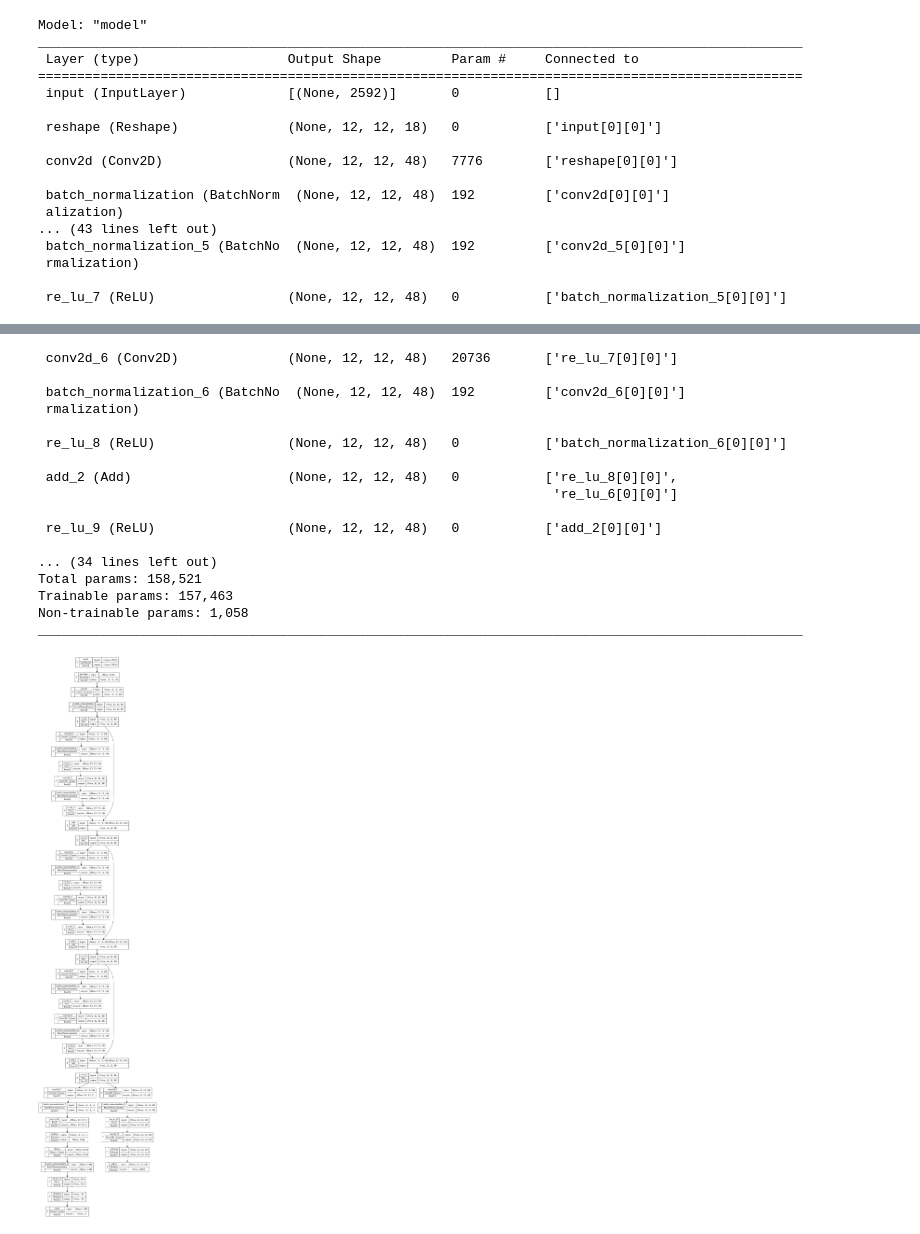
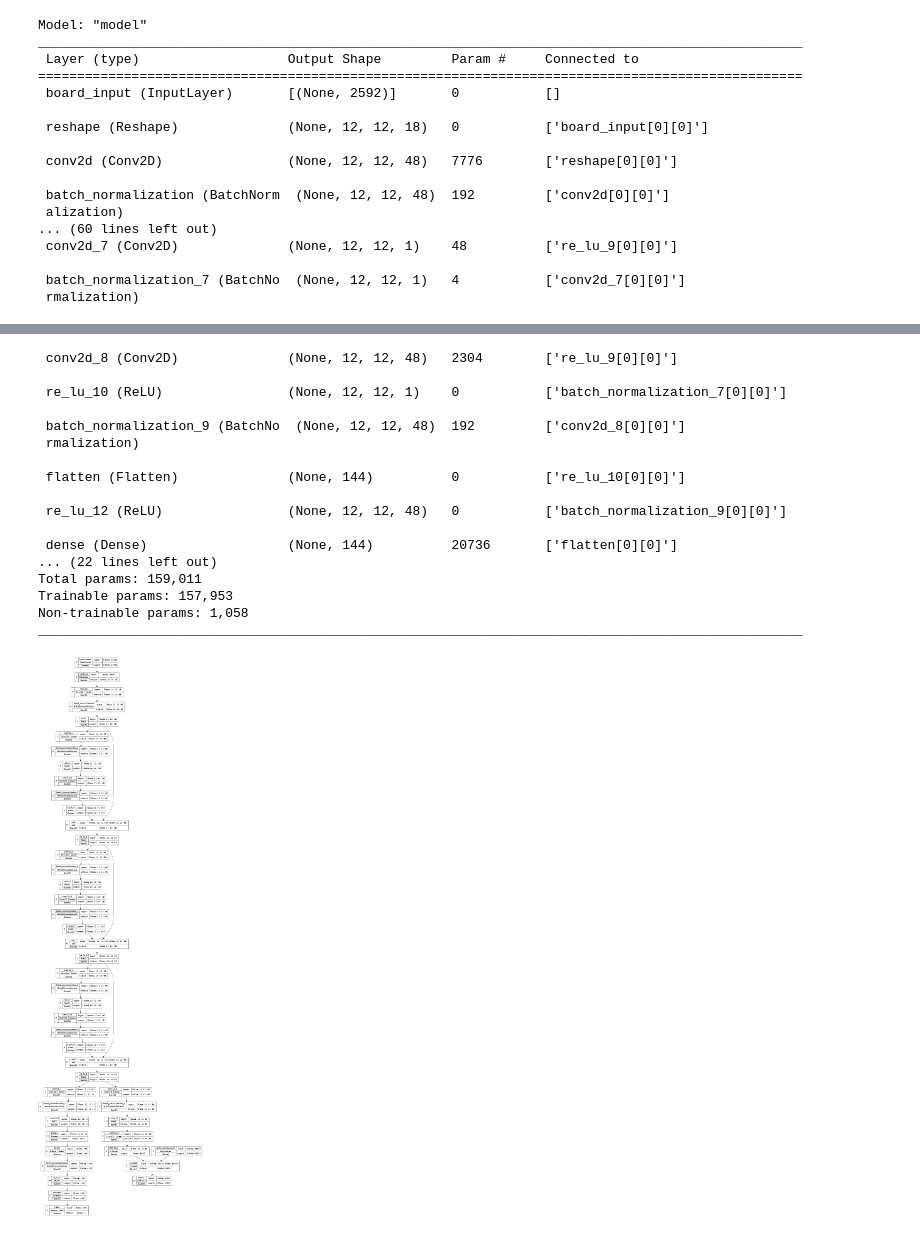
Before and after one commit to Klazkin/player-zero, a Jupyter notebook: model/player_zero.ipynb, the cells around one changed output, grey strips where cells are left out. Saved outputs shown, nothing was run; the diff lists cells and outputs as text; code cells hidden in the pictures.

```diff
--- a/model/player_zero.ipynb
+++ b/model/player_zero.ipynb
@@ -5,19 +29,4 @@ from keras.layers import *
 # %%
-# INPUT_SPEC
-BOARD_SIZE = 12
-ACTIONS = 20
-FACTIONS = 3  # FACTION_1, FACTION_2, NEUTRAL (ELEMENT)
-IS_CONTROLLED = 1
-ATTRIBUTES = 5
-STATUES = 9  # should be an encoded process set?
-
-# MODEL SPEC
-CONV_FILTERS = 48
-KERNEL = 3
-NUM_RES_BLOCKS = 3
-DROPOUT_RATE = 0.3
-
-
 def res_block(y):
     r = Conv2D(filters=CONV_FILTERS, kernel_size=KERNEL, strides=1, padding='same', use_bias=False)(y)
     r = BatchNormalization()(r)
@@ -31,9 +40,12 @@ def res_block(y):
 
 
 def build_model():
-    input_layer = Input(name="input",
-                        shape=(BOARD_SIZE * BOARD_SIZE * (FACTIONS + IS_CONTROLLED + ATTRIBUTES + STATUES)))
-    x = Reshape(target_shape=(BOARD_SIZE, BOARD_SIZE, FACTIONS + IS_CONTROLLED + ATTRIBUTES + STATUES))(input_layer)
+    board_input_layer = Input(name="board_input",
+                              shape=(BOARD_SIZE * BOARD_SIZE * (FACTIONS + IS_CONTROLLED + ATTRIBUTES + STATUES)))
+    policy_mask_input = Input(name="policy_mask_input", shape=(BOARD_SIZE * BOARD_SIZE * ACTIONS))
+
+    x = Reshape(target_shape=(BOARD_SIZE, BOARD_SIZE, FACTIONS + IS_CONTROLLED + ATTRIBUTES + STATUES))(
+        board_input_layer)
     x = Conv2D(filters=CONV_FILTERS, kernel_size=KERNEL, strides=1, padding='same', use_bias=False)(x)
     x = BatchNormalization()(x)
     x = ReLU()(x)
@@ -58,11 +70,12 @@ def build_model():
     px = BatchNormalization()(px)
     px = ReLU()(px)
     px = Conv2D(filters=ACTIONS, kernel_size=1, padding='same', use_bias=True)(px)
-    px = Softmax()(px)
-    px = Flatten(name='policy')(px)
+    px = Flatten()(px)
+    px = Multiply()([px, policy_mask_input])
+    px = Softmax(name='policy')(px)
     policy_output_layer = px  # TODO mask them before softmax?
 
-    return tf.keras.models.Model(inputs=input_layer, outputs=[policy_output_layer, value_output_layer])
+    return tf.keras.models.Model(inputs=[board_input_layer, policy_mask_input], outputs=[policy_output_layer, value_output_layer])
 
 
 model = build_model()
@@ -76,7 +89,7 @@ tf.keras.utils.plot_model(
     show_layer_names=True,
     rankdir='TB',
     expand_nested=True,
-    dpi=96,
+    dpi=32,
     layer_range=None,
     show_layer_activations=True,
     show_trainable=True
@@ -104,16 +110,16 @@ Model: "model"
 __________________________________________________________________________________________________
  Layer (type)                   Output Shape         Param #     Connected to
 ==================================================================================================
- input (InputLayer)             [(None, 2592)]       0           []
+ board_input (InputLayer)       [(None, 2592)]       0           []
 
- reshape (Reshape)              (None, 12, 12, 18)   0           ['input[0][0]']
+ reshape (Reshape)              (None, 12, 12, 18)   0           ['board_input[0][0]']
 
  conv2d (Conv2D)                (None, 12, 12, 48)   7776        ['reshape[0][0]']
 
  batch_normalization (BatchNorm  (None, 12, 12, 48)  192         ['conv2d[0][0]']
  alization)
-... (43 lines left out)
- batch_normalization_5 (BatchNo  (None, 12, 12, 48)  192         ['conv2d_5[0][0]']
+... (60 lines left out)
+ conv2d_7 (Conv2D)              (None, 12, 12, 1)    48          ['re_lu_9[0][0]']
+
+ batch_normalization_7 (BatchNo  (None, 12, 12, 1)   4           ['conv2d_7[0][0]']
  rmalization)
-
- re_lu_7 (ReLU)                 (None, 12, 12, 48)   0           ['batch_normalization_5[0][0]']
@@ -123,18 +136,18 @@ Your kernel may have been built without NUMA support.
- conv2d_6 (Conv2D)              (None, 12, 12, 48)   20736       ['re_lu_7[0][0]']
+ conv2d_8 (Conv2D)              (None, 12, 12, 48)   2304        ['re_lu_9[0][0]']
 
- batch_normalization_6 (BatchNo  (None, 12, 12, 48)  192         ['conv2d_6[0][0]']
+ re_lu_10 (ReLU)                (None, 12, 12, 1)    0           ['batch_normalization_7[0][0]']
+
+ batch_normalization_9 (BatchNo  (None, 12, 12, 48)  192         ['conv2d_8[0][0]']
  rmalization)
 
- re_lu_8 (ReLU)                 (None, 12, 12, 48)   0           ['batch_normalization_6[0][0]']
+ flatten (Flatten)              (None, 144)          0           ['re_lu_10[0][0]']
 
- add_2 (Add)                    (None, 12, 12, 48)   0           ['re_lu_8[0][0]',
-                                                                  're_lu_6[0][0]']
+ re_lu_12 (ReLU)                (None, 12, 12, 48)   0           ['batch_normalization_9[0][0]']
 
- re_lu_9 (ReLU)                 (None, 12, 12, 48)   0           ['add_2[0][0]']
-
-... (34 lines left out)
-Total params: 158,521
-Trainable params: 157,463
+ dense (Dense)                  (None, 144)          20736       ['flatten[0][0]']
+... (22 lines left out)
+Total params: 159,011
+Trainable params: 157,953
 Non-trainable params: 1,058
 __________________________________________________________________________________________________
-[figure, old version]
+[figure, new version]
```
Also changed, not shown: parts of 10 cells of this notebook, 19 other files.
